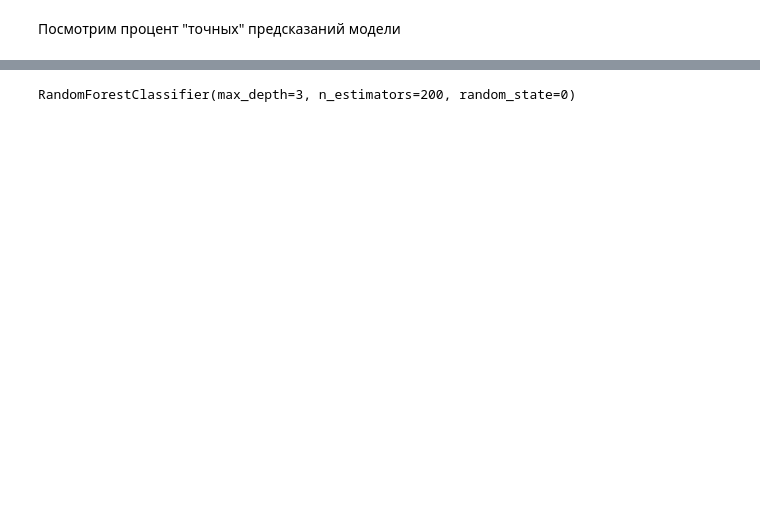
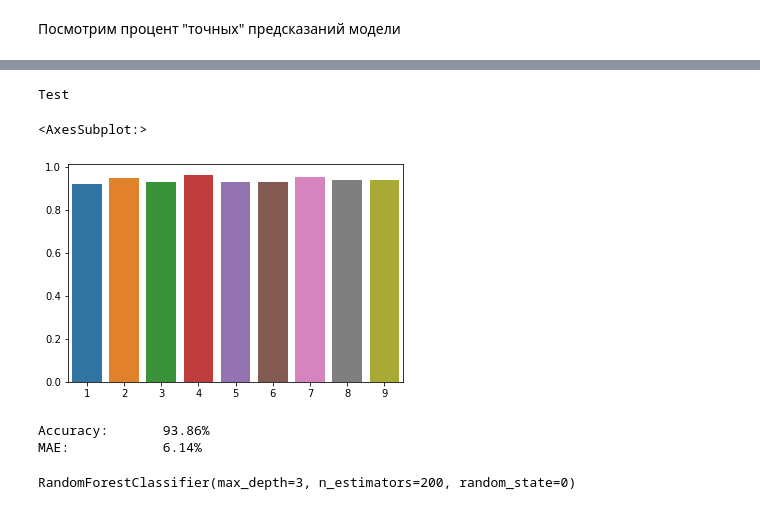
Before and after one commit to GluKhovKirill/NN_BreastCancer, a Jupyter notebook: main.ipynb, the cells around one changed output, grey strips where cells are left out. Drawn from its saved outputs; the diff is of its cells as text; code cells hidden in the pictures; blank space fills up the shorter version.

```diff
--- a/main.ipynb
+++ b/main.ipynb
@@ -162,3 +213,21 @@ MAE:            5.26%
+# %%
+print("Test")
+sns.barplot(x=[i+1 for i in range(len(scores_test))],y=scores_test)
+# %% [output]
+Test
+<AxesSubplot:>
+[figure, added]
+# %%
+predicted = rfc_model.predict(X_validate)
+aim=list(y_validate)
+c=0
+for i in range(len(aim)):
+    if aim[i]==predicted[i]:
+        c+=1
+print(f"Accuracy:\t{round(100*c/len(aim), 2)}%\nMAE:\t\t{round(100*mean_absolute_error(y_validate, predicted), 2)}%")
+# %% [output]
+Accuracy:       93.86%
+MAE:            6.14%
 # %%
 model_fin = rfc_model # final model
 with open("model.pckl", 'wb') as file:
```
Also changed, not shown: parts of 9 cells of this notebook, 1 other file.
